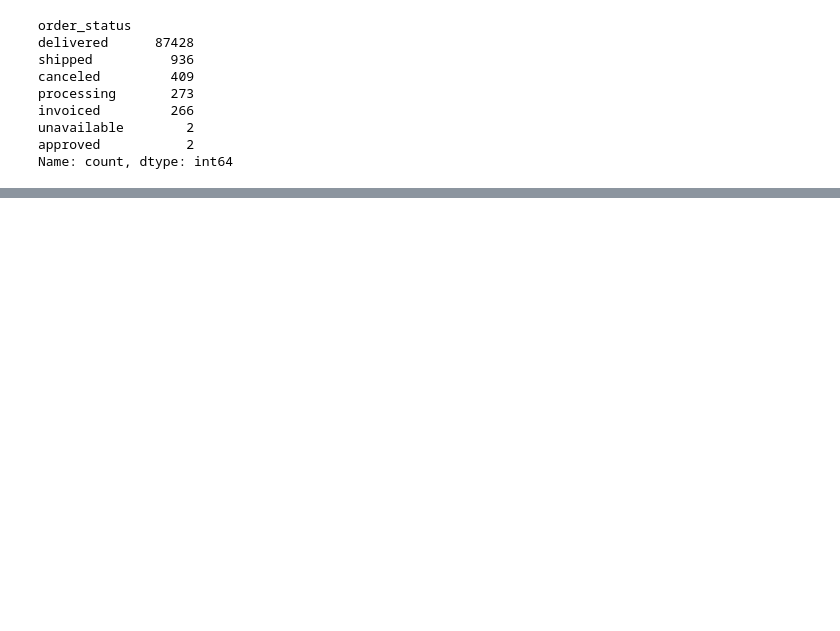
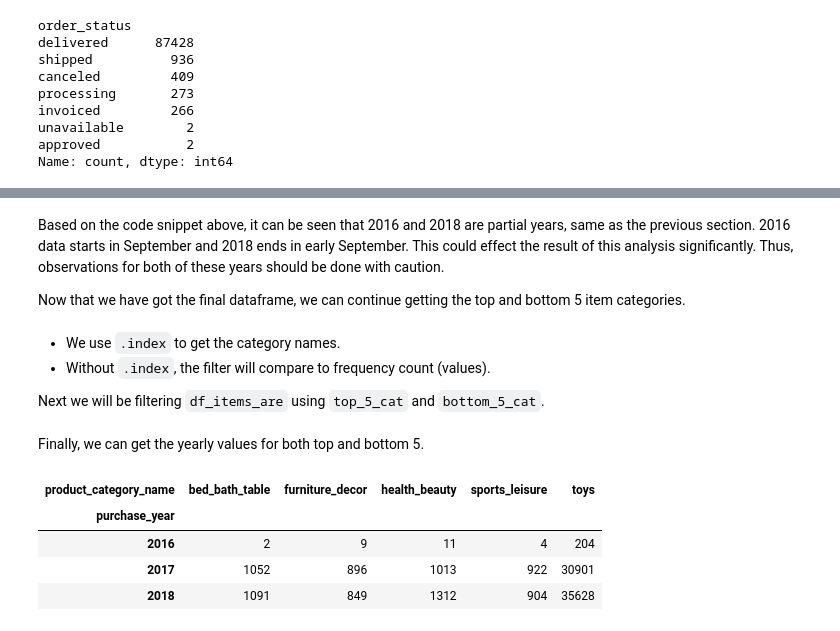
Before and after one commit to juanyeremia/ecommerce_sc_analysis, a Jupyter notebook: eda.ipynb, the cells around one changed output, grey strips where cells are left out. Saved outputs shown, nothing was run; the diff lists cells and outputs as text; code cells hidden in the pictures; blank space fills up the shorter version.

```diff
--- a/eda.ipynb
+++ b/eda.ipynb
@@ -593,0 +597,4 @@ df_items_area
+# %% [markdown]
+Based on the code snippet above, it can be seen that 2016 and 2018 are partial years, same as the previous section. 2016 data starts in September and 2018 ends in early September. This could effect the result of this analysis significantly. Thus, observations for both of these years should be done with caution.
+
+Now that we have got the final dataframe, we can continue getting the top and bottom 5 item categories.
@@ -593,0 +611,5 @@ df_items_area
+# %% [markdown]
+- We use `.index` to get the category names.
+- Without `.index`, the filter will compare to frequency count (values).
+
+Next we will be filtering `df_items_are` using `top_5_cat` and `bottom_5_cat`.
@@ -593,0 +620,19 @@ df_items_area
+# %% [markdown]
+Finally, we can get the yearly values for both top and bottom 5.
+# %%
+# Top yearly
+top_5_cat_yearly = (
+    df_top_5_cat
+    .groupby(["purchase_year", "product_category_name"])
+    .size()
+    .unstack(fill_value=0)
+    .sort_index()                   # Sorting by 'purchase_year'
+)
+
+top_5_cat_yearly
+# %% [output]
+| product_category_name | bed_bath_table | furniture_decor | health_beauty | sports_leisure | toys |
+| purchase_year |  |  |  |  |  |
+| 2016 | 2 | 9 | 11 | 4 | 204 |
+| 2017 | 1052 | 896 | 1013 | 922 | 30901 |
+| 2018 | 1091 | 849 | 1312 | 904 | 35628 |
```
Also changed, not shown: parts of 12 cells of this notebook.
